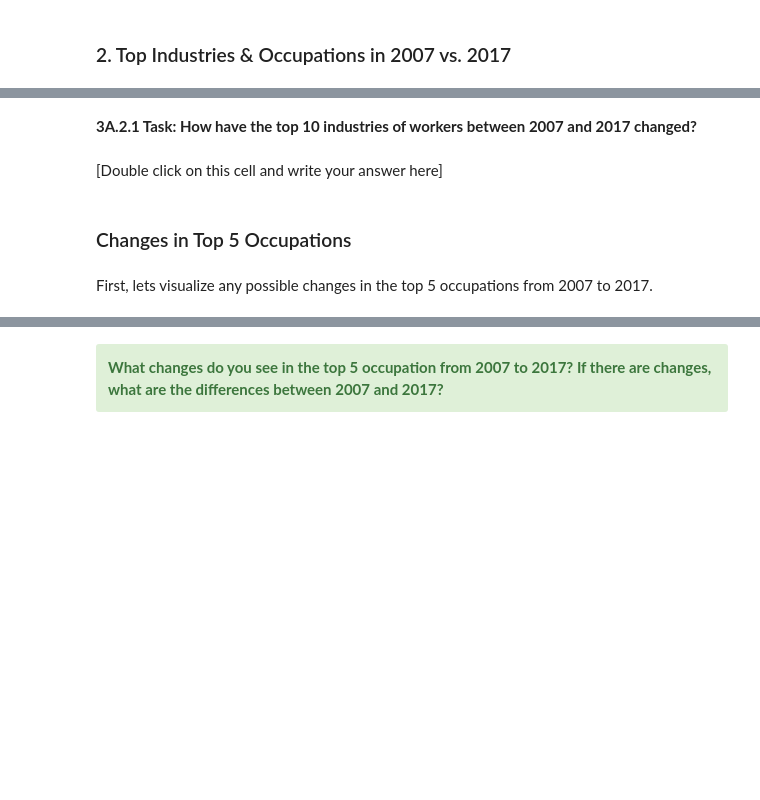
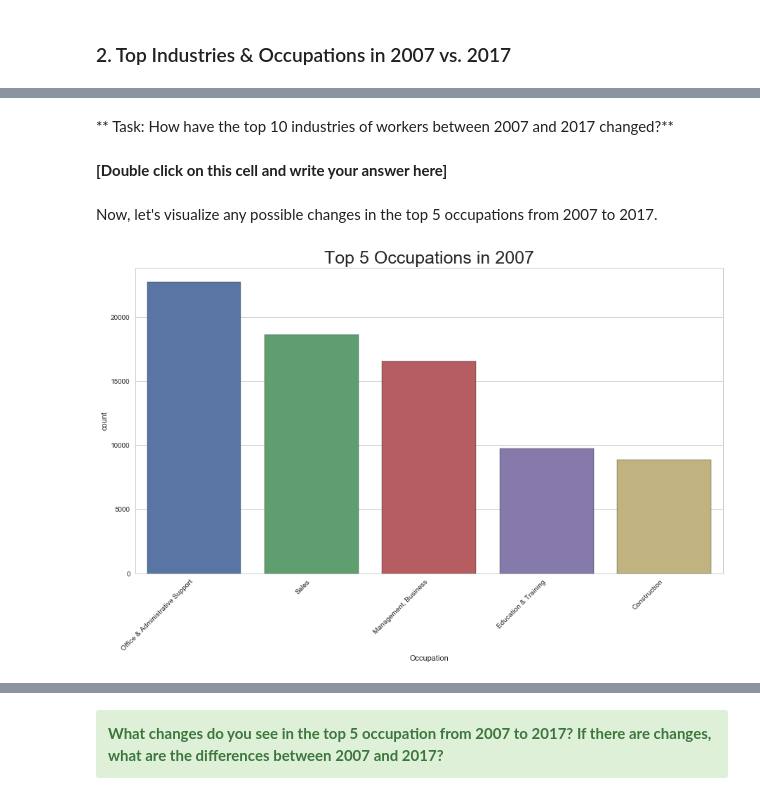
Before and after one commit to ds-modules/CP-113A, a Jupyter notebook: Final-Notebook2.ipynb, the cells around one changed output, grey strips where cells are left out. Saved outputs shown, nothing was run; the diff lists cells and outputs as text; code cells hidden in the pictures; blank space fills up the shorter version.

```diff
--- a/Final-Notebook2.ipynb
+++ b/Final-Notebook2.ipynb
@@ -187,6 +253,4 @@ What were the top 10 industries that survey respondents worked in between 2007 a
 # %% [markdown]
-**3A.2.1 Task: How have the top 10 industries of workers between 2007 and 2017 changed?**
+** Task: How have the top 10 industries of workers between 2007 and 2017 changed?**
 # %% [markdown]
-[Double click on this cell and write your answer here]
+**[Double click on this cell and write your answer here]**
-# %% [markdown]
-### Changes in Top 5 Occupations
@@ -199,12 +257,13 @@ occupation = pd.concat([occupation_seven, occupation_seventeen])
 # %% [markdown]
-First, lets visualize any possible changes in the top 5 occupations from 2007 to 2017.
+Now, let's visualize any possible changes in the top 5 occupations from 2007 to 2017.
 # %%
-plt.figure(figsize=(7, 7))
-p = sns.countplot(data=occupation_seven,
+plt.figure(figsize=(15,8))
+p = sns.countplot(data=occupation_2007,
                   x = 'Occupation',
-                  order=occupation_seven['Occupation'].value_counts(sort=True).index[0:5],
-                 palette = sns.color_palette("ch:2.5,-.2,dark=.3"))
+                  order=occupation_2007['Occupation'].value_counts(sort=True).index[0:5])
 p.set_xticklabels(p.get_xticklabels(), rotation=45, ha='right')
 p.set_title('Top 5 Occupations in 2007', fontdict = {'fontsize': 25});
 p.set_xlabel('Occupation');
+# %% [output]
+[figure, added]
 # %%
```
Also changed, not shown: parts of 84 cells of this notebook, 3 other files.
